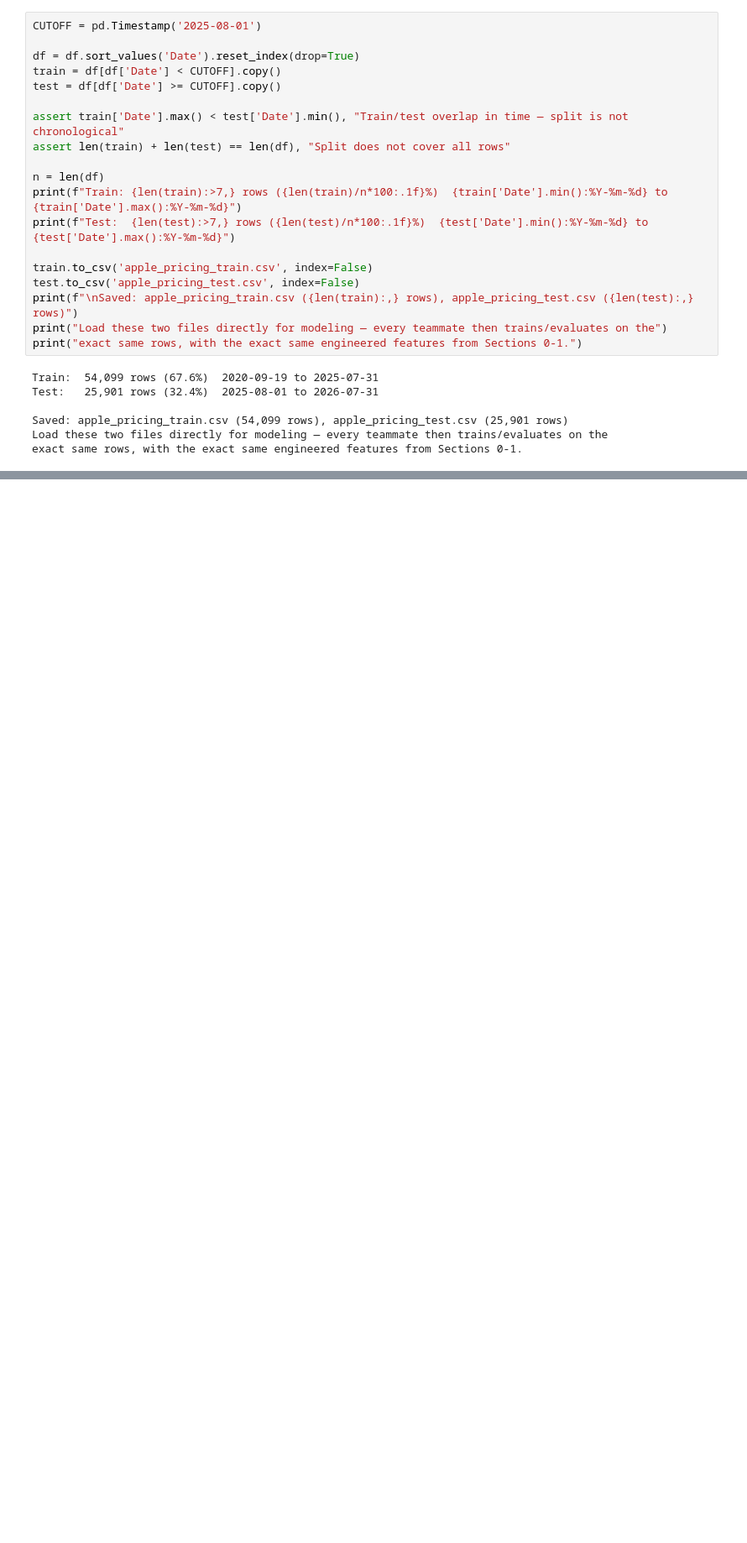
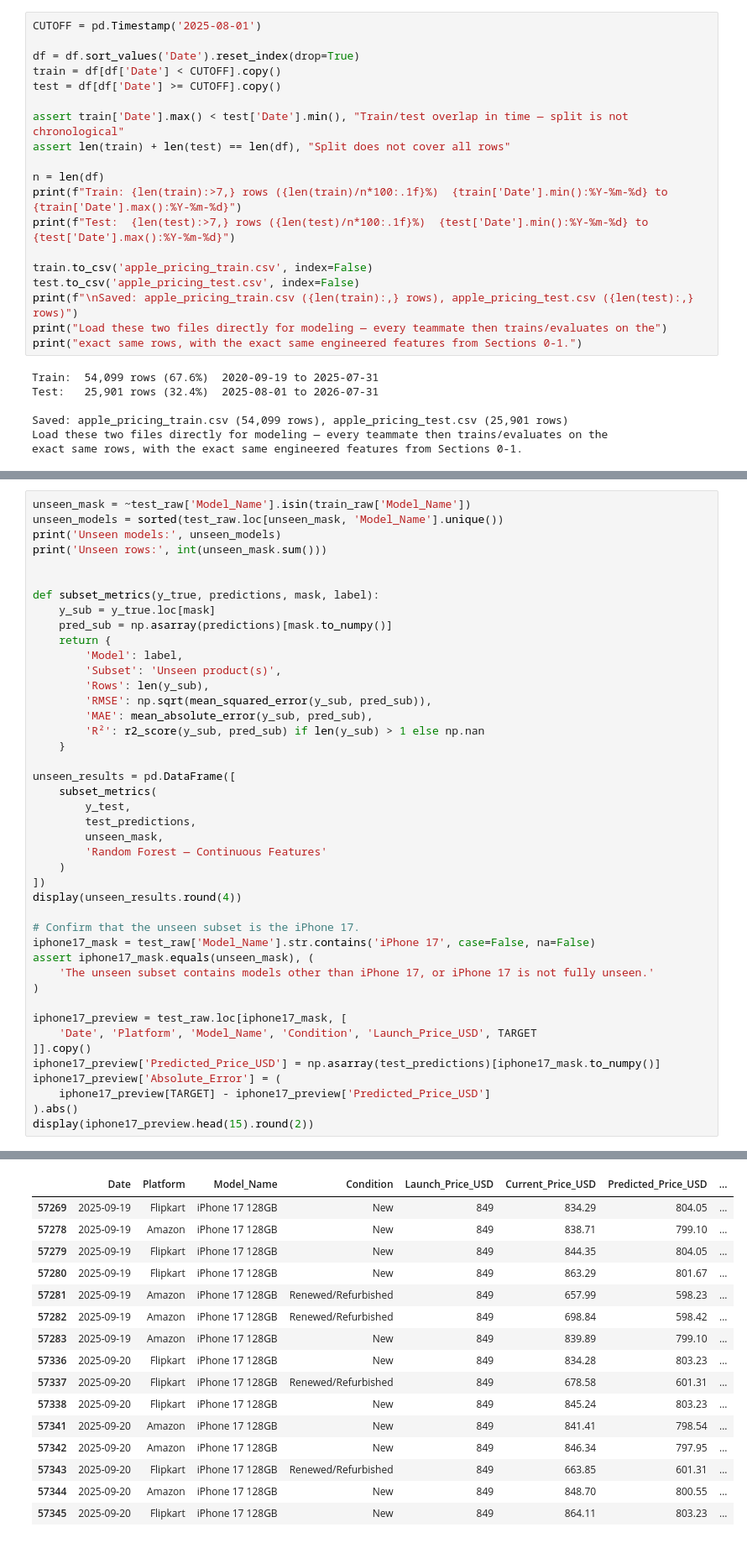
Before and after one commit to TianweiZhou/apple-products-eda-2020-2026, a Jupyter notebook: Apple_Pricing_EDA.ipynb, the cells around one changed output, grey strips where cells are left out. Shown at 84% size. Saved outputs shown, nothing was run; the diff lists cells and outputs as text; blank space fills up the shorter version.

```diff
--- a/Apple_Pricing_EDA.ipynb
+++ b/Apple_Pricing_EDA.ipynb
@@ -881,0 +1009,44 @@ Bias (mean pred - actual) = $-46.44
+# %%
+unseen_mask = ~test_raw['Model_Name'].isin(train_raw['Model_Name'])
+unseen_models = sorted(test_raw.loc[unseen_mask, 'Model_Name'].unique())
+print('Unseen models:', unseen_models)
+print('Unseen rows:', int(unseen_mask.sum()))
+
+
+def subset_metrics(y_true, predictions, mask, label):
+    y_sub = y_true.loc[mask]
+    pred_sub = np.asarray(predictions)[mask.to_numpy()]
+    return {
+        'Model': label,
+        'Subset': 'Unseen product(s)',
+        'Rows': len(y_sub),
+        'RMSE': np.sqrt(mean_squared_error(y_sub, pred_sub)),
+        'MAE': mean_absolute_error(y_sub, pred_sub),
+        'R²': r2_score(y_sub, pred_sub) if len(y_sub) > 1 else np.nan
+    }
+
+unseen_results = pd.DataFrame([
+    subset_metrics(
+        y_test,
+        test_predictions,
+        unseen_mask,
+        'Random Forest — Continuous Features'
+    )
+])
+display(unseen_results.round(4))
+
+# Confirm that the unseen subset is the iPhone 17.
+iphone17_mask = test_raw['Model_Name'].str.contains('iPhone 17', case=False, na=False)
+assert iphone17_mask.equals(unseen_mask), (
+    'The unseen subset contains models other than iPhone 17, or iPhone 17 is not fully unseen.'
+)
+
+iphone17_preview = test_raw.loc[iphone17_mask, [
+    'Date', 'Platform', 'Model_Name', 'Condition', 'Launch_Price_USD', TARGET
+]].copy()
+iphone17_preview['Predicted_Price_USD'] = np.asarray(test_predictions)[iphone17_mask.to_numpy()]
+iphone17_preview['Absolute_Error'] = (
+    iphone17_preview[TARGET] - iphone17_preview['Predicted_Price_USD']
+).abs()
+display(iphone17_preview.head(15).round(2))
+# %% [output]
@@ -881,0 +1057,16 @@ Bias (mean pred - actual) = $-46.44
+|  | Date | Platform | Model_Name | Condition | Launch_Price_USD | Current_Price_USD | Predicted_Price_USD | ... |
+| 57269 | 2025-09-19 | Flipkart | iPhone 17 128GB | New | 849 | 834.29 | 804.05 | ... |
+| 57278 | 2025-09-19 | Amazon | iPhone 17 128GB | New | 849 | 838.71 | 799.10 | ... |
+| 57279 | 2025-09-19 | Flipkart | iPhone 17 128GB | New | 849 | 844.35 | 804.05 | ... |
+| 57280 | 2025-09-19 | Flipkart | iPhone 17 128GB | New | 849 | 863.29 | 801.67 | ... |
+| 57281 | 2025-09-19 | Amazon | iPhone 17 128GB | Renewed/Refurbished | 849 | 657.99 | 598.23 | ... |
+| 57282 | 2025-09-19 | Amazon | iPhone 17 128GB | Renewed/Refurbished | 849 | 698.84 | 598.42 | ... |
+| 57283 | 2025-09-19 | Amazon | iPhone 17 128GB | New | 849 | 839.89 | 799.10 | ... |
+| 57336 | 2025-09-20 | Flipkart | iPhone 17 128GB | New | 849 | 834.28 | 803.23 | ... |
+| 57337 | 2025-09-20 | Flipkart | iPhone 17 128GB | Renewed/Refurbished | 849 | 678.58 | 601.31 | ... |
+| 57338 | 2025-09-20 | Flipkart | iPhone 17 128GB | New | 849 | 845.24 | 803.23 | ... |
+| 57341 | 2025-09-20 | Amazon | iPhone 17 128GB | New | 849 | 841.41 | 798.54 | ... |
+| 57342 | 2025-09-20 | Amazon | iPhone 17 128GB | New | 849 | 846.34 | 797.95 | ... |
+| 57343 | 2025-09-20 | Flipkart | iPhone 17 128GB | Renewed/Refurbished | 849 | 663.85 | 601.31 | ... |
+| 57344 | 2025-09-20 | Amazon | iPhone 17 128GB | New | 849 | 848.70 | 800.55 | ... |
+| 57345 | 2025-09-20 | Flipkart | iPhone 17 128GB | New | 849 | 864.11 | 803.23 | ... |
```
Also changed, not shown: parts of 19 cells of this notebook.
